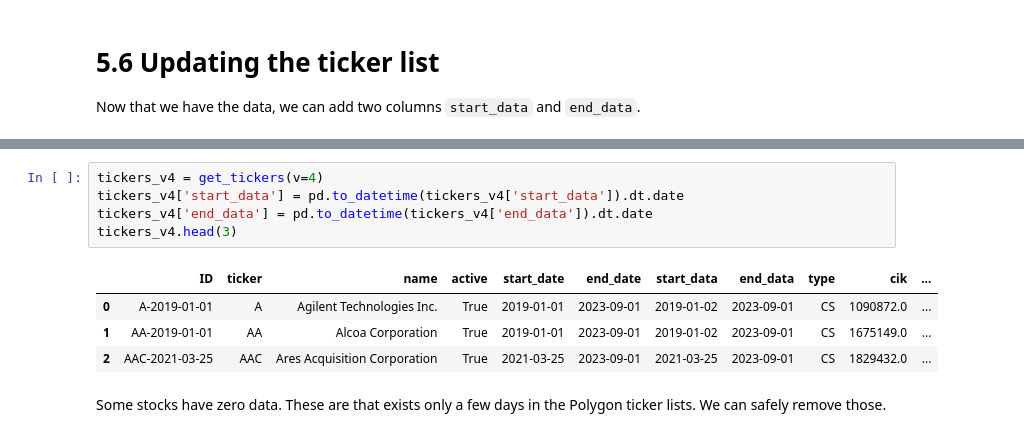
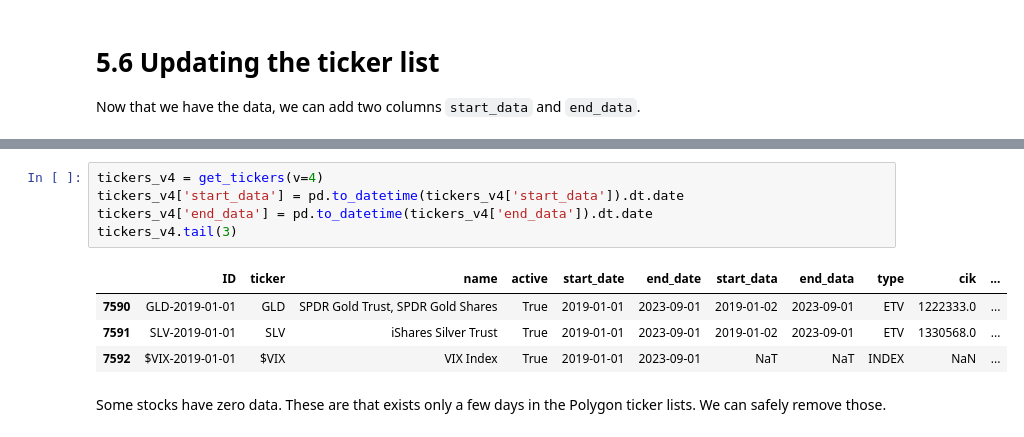
Before and after one commit to shinathan/QSExtended, a Jupyter notebook: data_import/polygon/5_process_raw_data.ipynb, the cells around one changed output, grey strips where cells are left out. Saved outputs shown, nothing was run; the diff lists cells and outputs as text.

Commit message:
Worked on ticker changes processing

```diff
--- a/data_import/polygon/5_process_raw_data.ipynb
+++ b/data_import/polygon/5_process_raw_data.ipynb
@@ -542,13 +560,13 @@ tickers_v3[["ID", "ticker", "name", "active", "start_date", "end_date", "start_d
 # %%
 tickers_v4 = get_tickers(v=4)
 tickers_v4['start_data'] = pd.to_datetime(tickers_v4['start_data']).dt.date
 tickers_v4['end_data'] = pd.to_datetime(tickers_v4['end_data']).dt.date
-tickers_v4.head(3)
+tickers_v4.tail(3)
 # %% [output]
 |  | ID | ticker | name | active | start_date | end_date | start_data | end_data | type | cik | ... |
-| 0 | A-2019-01-01 | A | Agilent Technologies Inc. | True | 2019-01-01 | 2023-09-01 | 2019-01-02 | 2023-09-01 | CS | 1090872.0 | ... |
-| 1 | AA-2019-01-01 | AA | Alcoa Corporation | True | 2019-01-01 | 2023-09-01 | 2019-01-02 | 2023-09-01 | CS | 1675149.0 | ... |
-| 2 | AAC-2021-03-25 | AAC | Ares Acquisition Corporation | True | 2021-03-25 | 2023-09-01 | 2021-03-25 | 2023-09-01 | CS | 1829432.0 | ... |
+| 7590 | GLD-2019-01-01 | GLD | SPDR Gold Trust, SPDR Gold Shares | True | 2019-01-01 | 2023-09-01 | 2019-01-02 | 2023-09-01 | ETV | 1222333.0 | ... |
+| 7591 | SLV-2019-01-01 | SLV | iShares Silver Trust | True | 2019-01-01 | 2023-09-01 | 2019-01-02 | 2023-09-01 | ETV | 1330568.0 | ... |
+| 7592 | $VIX-2019-01-01 | $VIX | VIX Index | True | 2019-01-01 | 2023-09-01 | NaT | NaT | INDEX | NaN | ... |
 # %% [markdown]
 Some stocks have zero data. These are that exists only a few days in the Polygon ticker lists. We can safely remove those.
 # %%
```
Also changed, not shown: parts of 2 cells of this notebook, 4 other files.
